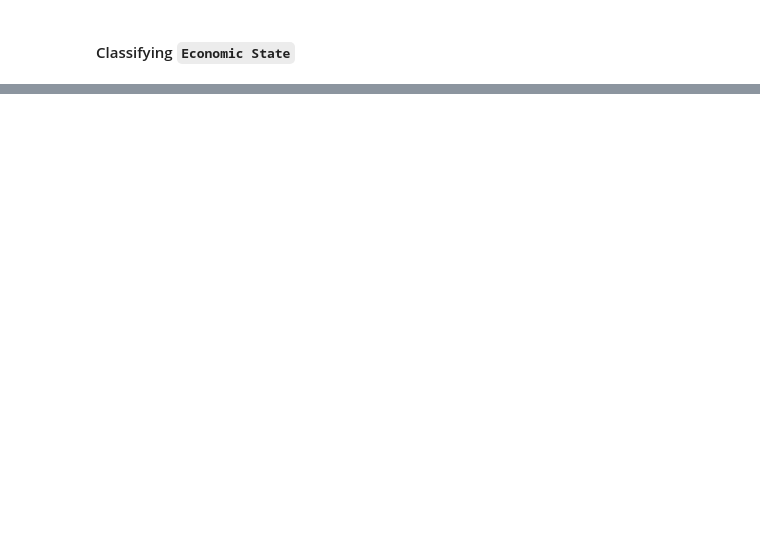
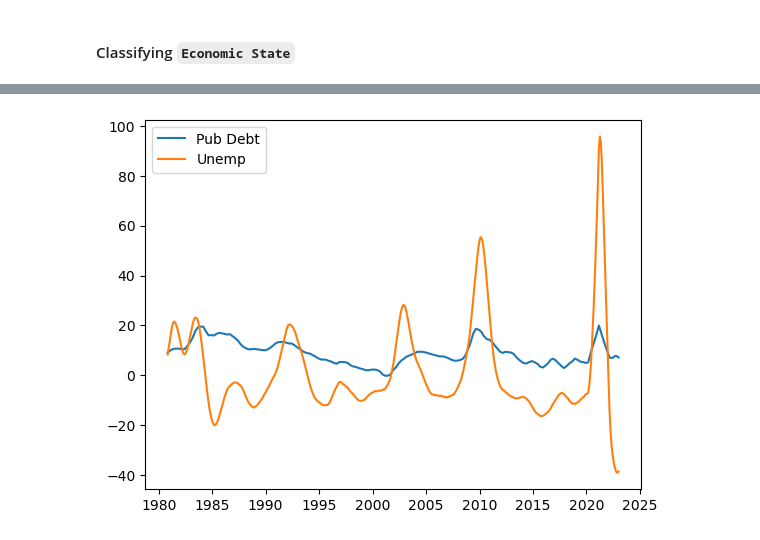
Before and after one commit to bychok/ai_project_2_group_10, a Jupyter notebook: financial_EDA.ipynb, the cells around one changed output, grey strips where cells are left out. Saved outputs shown, nothing was run; the diff lists cells and outputs as text; code cells hidden in the pictures; blank space fills up the shorter version.

```diff
--- a/financial_EDA.ipynb
+++ b/financial_EDA.ipynb
@@ -770,0 +1148,7 @@ for col in flag_cols:
+# %%
+plt.plot(df_eco_test_2[features_to_flag[2]], label='Pub Debt')
+plt.plot(df_eco_test_2[features_to_flag[5]], label='Unemp')
+plt.legend()
+plt.show()
+# %% [output]
+[figure, added]
```
Also changed, not shown: parts of 66 cells of this notebook.
